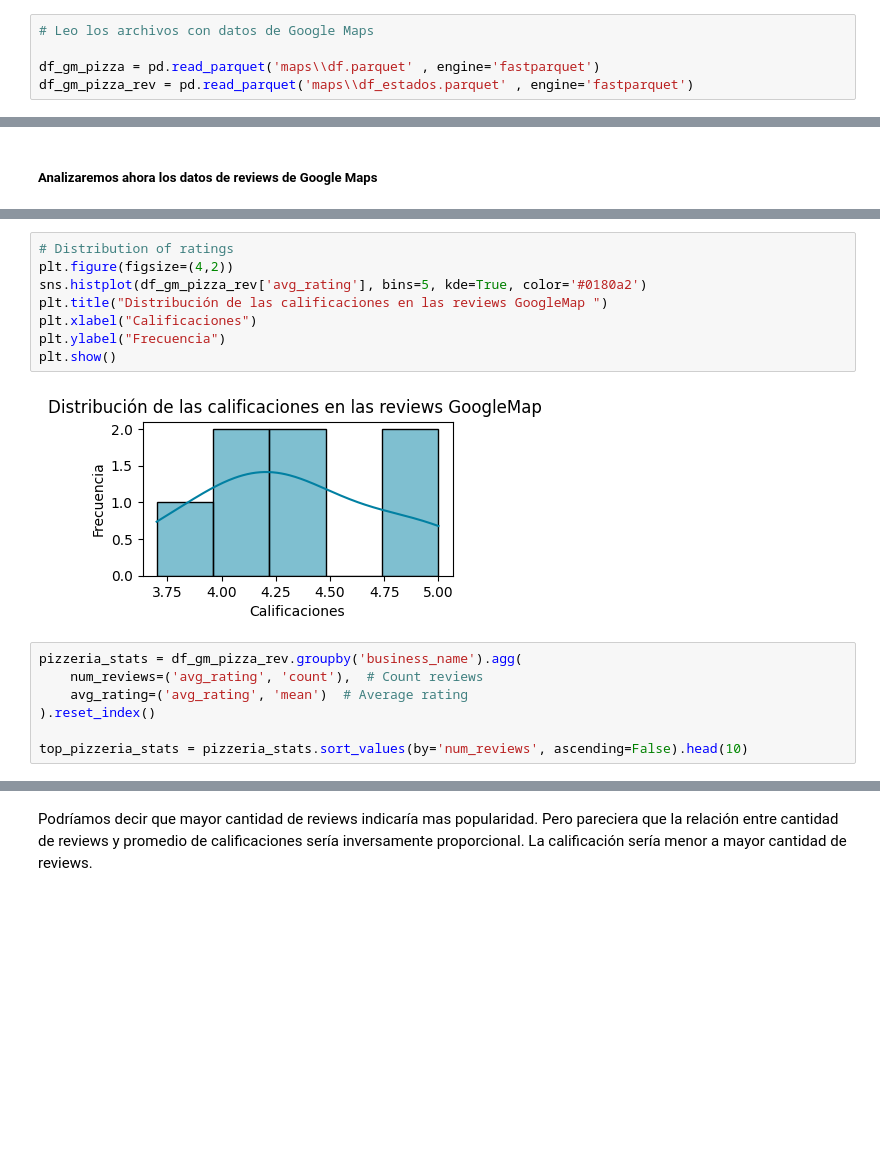
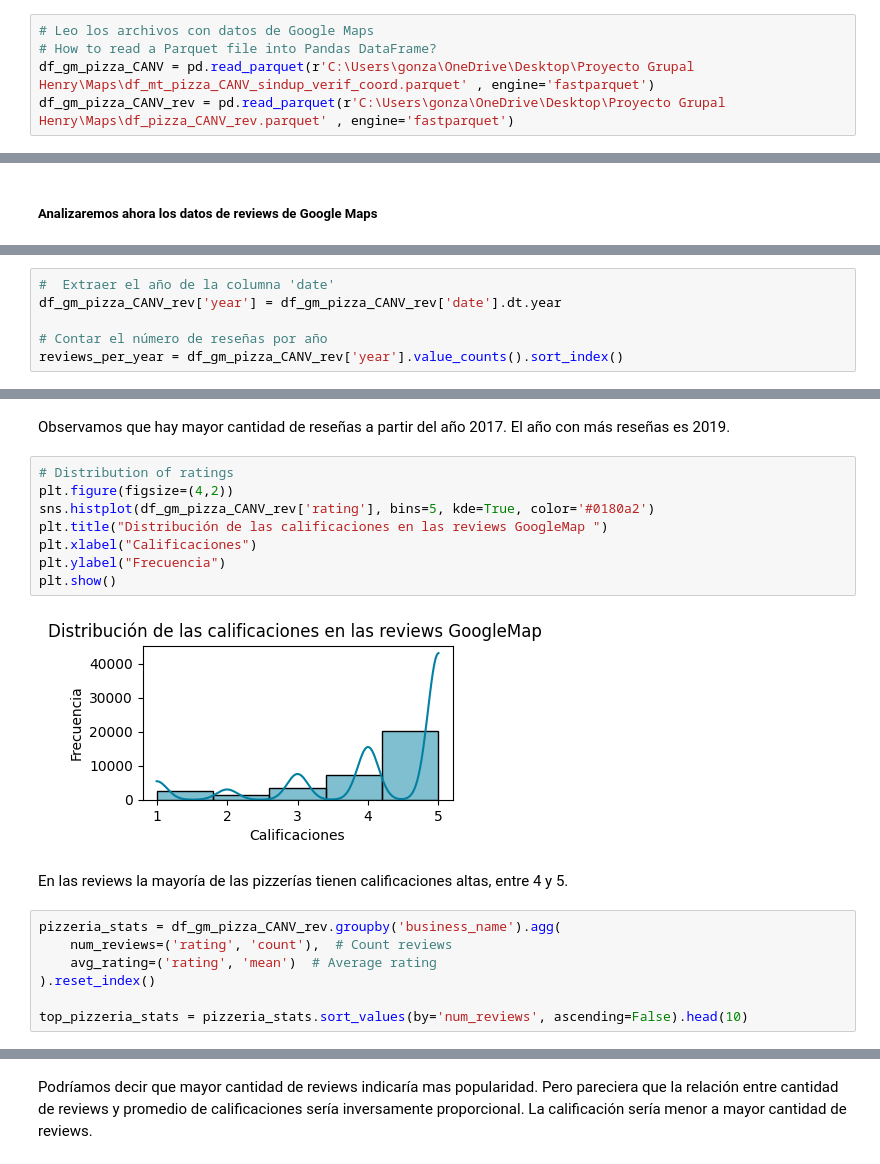
Before and after one commit to GASabas/PG-Grupo3, a Jupyter notebook: EDA.ipynb, the cells around one changed output, grey strips where cells are left out. Saved outputs shown, nothing was run; the diff lists cells and outputs as text; blank space fills up the shorter version.

```diff
--- a/EDA.ipynb
+++ b/EDA.ipynb
@@ -17,5 +24,5 @@ A continuación se detallarán brevemente los hallazgos. </br>
 # %%
 # Leo los archivos con datos de Google Maps
-
-df_gm_pizza = pd.read_parquet('maps\\df.parquet' , engine='fastparquet')
-df_gm_pizza_rev = pd.read_parquet('maps\\df_estados.parquet' , engine='fastparquet')
+# How to read a Parquet file into Pandas DataFrame?
+df_gm_pizza_CANV = pd.read_parquet(r'C:\Users\gonza\OneDrive\Desktop\Proyecto Grupal Henry\Maps\df_mt_pizza_CANV_sindup_verif_coord.parquet' , engine='fastparquet')
+df_gm_pizza_CANV_rev = pd.read_parquet(r'C:\Users\gonza\OneDrive\Desktop\Proyecto Grupal Henry\Maps\df_pizza_CANV_rev.parquet' , engine='fastparquet')
@@ -146,0 +213,6 @@ Name: count, dtype: int64
+# %%
+#  Extraer el año de la columna 'date'
+df_gm_pizza_CANV_rev['year'] = df_gm_pizza_CANV_rev['date'].dt.year
+
+# Contar el número de reseñas por año
+reviews_per_year = df_gm_pizza_CANV_rev['year'].value_counts().sort_index()
@@ -147,17 +254,21 @@ Name: count, dtype: int64
+# %% [markdown]
+Observamos que hay mayor cantidad de reseñas a partir del año 2017. El año con más reseñas es 2019.
 # %%
 # Distribution of ratings
 plt.figure(figsize=(4,2))
-sns.histplot(df_gm_pizza_rev['avg_rating'], bins=5, kde=True, color='#0180a2')
+sns.histplot(df_gm_pizza_CANV_rev['rating'], bins=5, kde=True, color='#0180a2')
 plt.title("Distribución de las calificaciones en las reviews GoogleMap ")
 plt.xlabel("Calificaciones")
 plt.ylabel("Frecuencia")
 plt.show()
 # %% [output]
-[figure, old version]
+[figure, new version]
+# %% [markdown]
+En las reviews la mayoría de las pizzerías tienen calificaciones altas, entre 4 y 5.
 # %%
-pizzeria_stats = df_gm_pizza_rev.groupby('business_name').agg(
-    num_reviews=('avg_rating', 'count'),  # Count reviews
-    avg_rating=('avg_rating', 'mean')  # Average rating
+pizzeria_stats = df_gm_pizza_CANV_rev.groupby('business_name').agg(
+    num_reviews=('rating', 'count'),  # Count reviews
+    avg_rating=('rating', 'mean')  # Average rating
 ).reset_index()
 
 top_pizzeria_stats = pizzeria_stats.sort_values(by='num_reviews', ascending=False).head(10)
```
Also changed, not shown: parts of 47 cells of this notebook, 4 other files.
